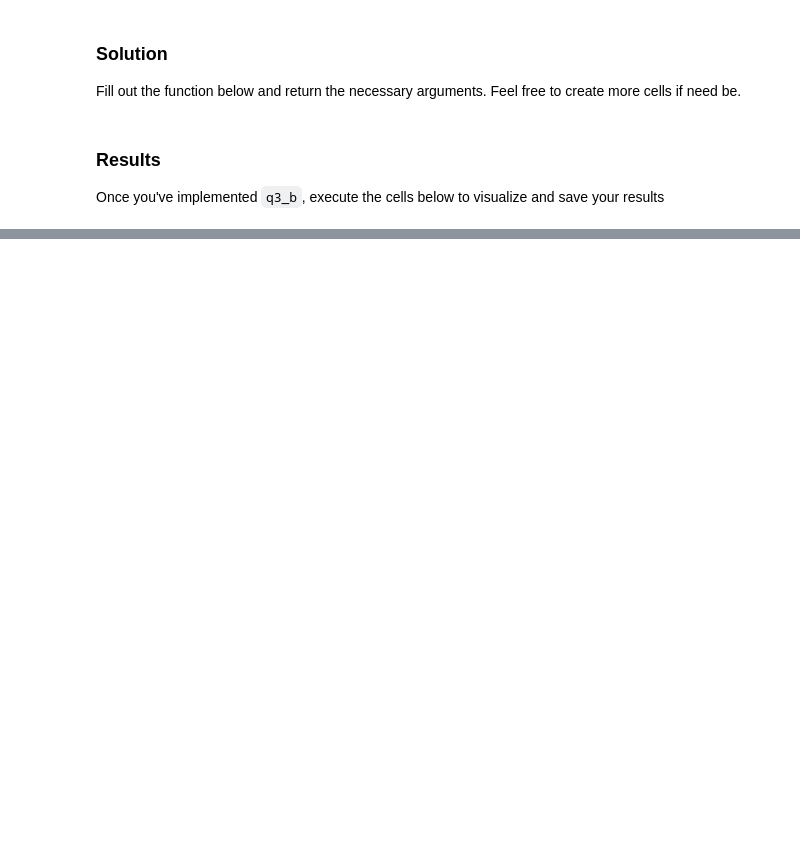
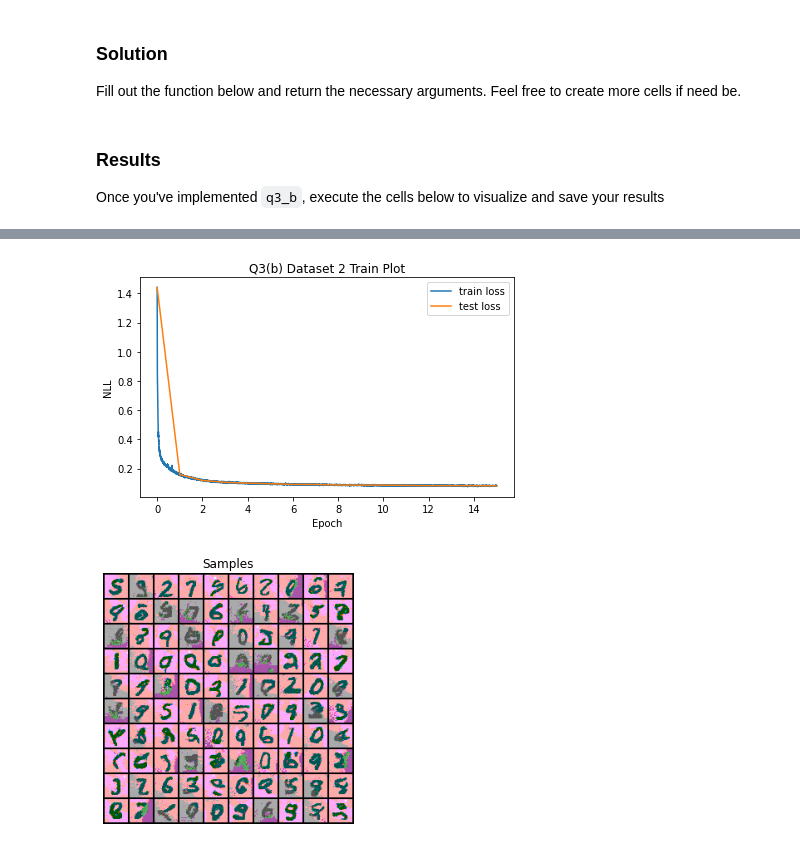
Before and after one commit to mgswiss15/deepul, a Jupyter notebook: homeworks/hw1/hw1_Q3b.ipynb, the cells around one changed output, grey strips where cells are left out. Cells and saved outputs as stored; diff of their text form; code cells hidden in the pictures; blank space fills up the shorter version.

```diff
--- a/homeworks/hw1/hw1_Q3b.ipynb
+++ b/homeworks/hw1/hw1_Q3b.ipynb
@@ -310,0 +307,3 @@ Final Test Loss: 0.9980
+# %%
+q3bc_save_results(2, 'b', q3_b)
+# %% [output]
@@ -310,0 +327,2 @@ Final Test Loss: 0.9980
+[figure, added]
+[figure, added]
```
Also changed, not shown: parts of 8 cells of this notebook.
